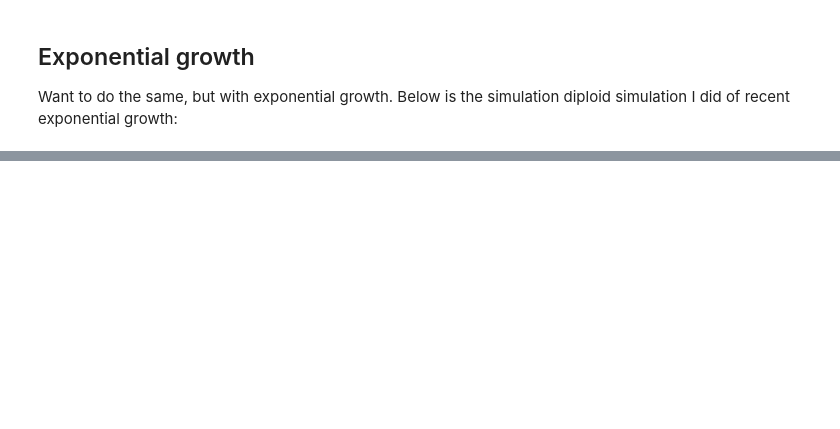
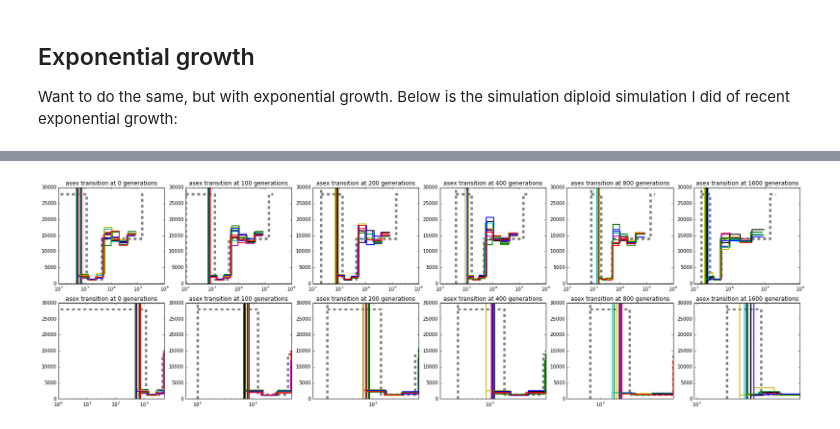
Before and after one commit to ammodramus/tsmc, a Jupyter notebook: snail_sims.ipynb, the cells around one changed output, grey strips where cells are left out. Cells and saved outputs as stored; diff of their text form; code cells hidden in the pictures; blank space fills up the shorter version.

```diff
--- a/snail_sims.ipynb
+++ b/snail_sims.ipynb
@@ -1889,0 +2124,43 @@ for asex in divtimes:
+# %%
+# read in the results
+resultsDir = 'triploid_std_recent_data'
+fig, axes = plt.subplots(nrows=2,ncols=len(numGens), figsize = (28,8))
+for asex, axis in zip(numGens, axes[0]):
+    rescaledAsex = float(asex) / (2.0 * trueN0)
+    plot_psmc(axis, trueTs, trueNs, divtime = asex, logT = True, logN = False, lw = 5, ls = 'dashed', color = 'gray')
+    axis.set_title('asex transition at {} generations'.format(asex))
+    for rep in range(1, numReps+1):
+        filename = '{rdir}/triploid_std_recent_asex{asex}_rep{rep}.results'.format(
+            rdir = resultsDir,
+            asex = rescaledAsex,
+            rep = rep)
+        try:
+            result = read_tsmc_results(filename)
+            result['truedivtime'] = rescaledAsex
+            ts = get_unscaled_ts(result, mu, 100)
+            Ns = get_Ns(result, mu, 100)
+            estimatedDivtime = get_unscaled_divtime(result, mu, 100)
+            plot_psmc(axis, ts, Ns, divtime = estimatedDivtime, logT = True, logN = False, lw=2)
+        except:
+            continue
+for asex, axis in zip(numGens, axes[1]):
+    rescaledAsex = float(asex) / (2.0 * trueN0)
+    plot_psmc(axis, trueTs, trueNs, divtime = asex, logT = True, logN = False, lw = 5, ls = 'dashed', color = 'gray')
+    axis.set_xlim((0.6*asex+1,5000))
+    axis.set_title('asex transition at {} generations'.format(asex))
+    for rep in range(1, numReps+1):
+        filename = '{rdir}/triploid_std_recent_asex{asex}_rep{rep}.results'.format(
+            rdir = resultsDir,
+            asex = rescaledAsex,
+            rep = rep)
+        try:
+            result = read_tsmc_results(filename)
+            result['truedivtime'] = rescaledAsex
+            ts = get_unscaled_ts(result, mu, 100)
+            Ns = get_Ns(result, mu, 100)
+            estimatedDivtime = get_unscaled_divtime(result, mu, 100)
+            plot_psmc(axis, ts, Ns, divtime = estimatedDivtime, logT = True, logN = False, lw=2)
+        except:
+            continue
+# %% [output]
+[figure, added]
```
Also changed, not shown: parts of 26 cells of this notebook.
